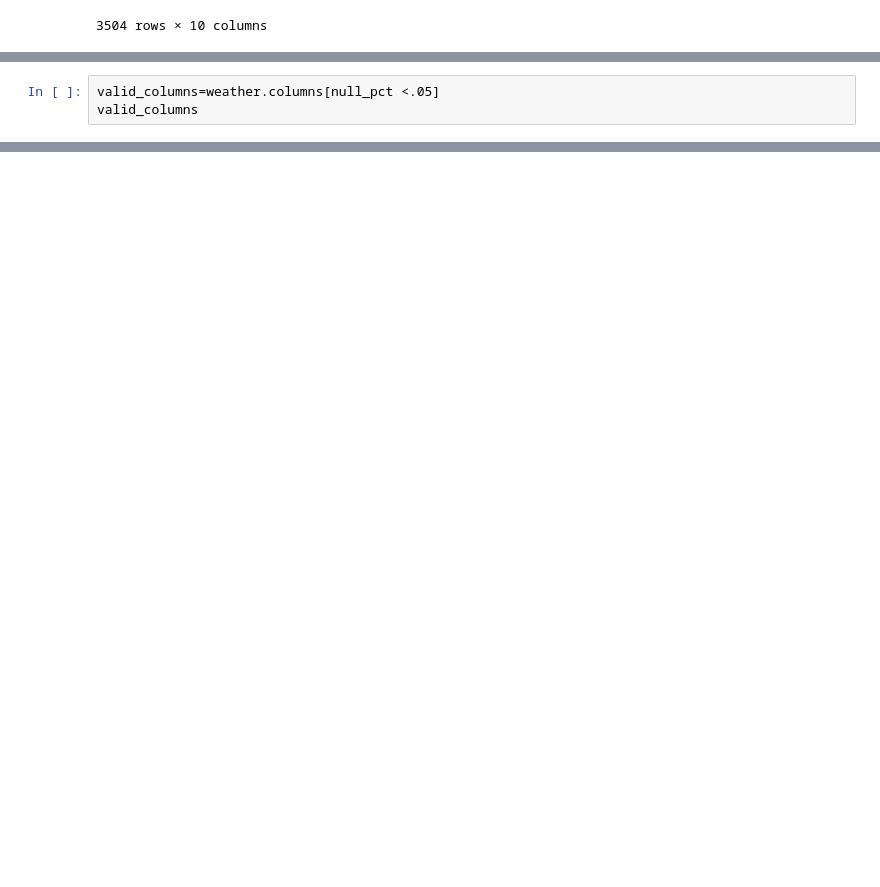
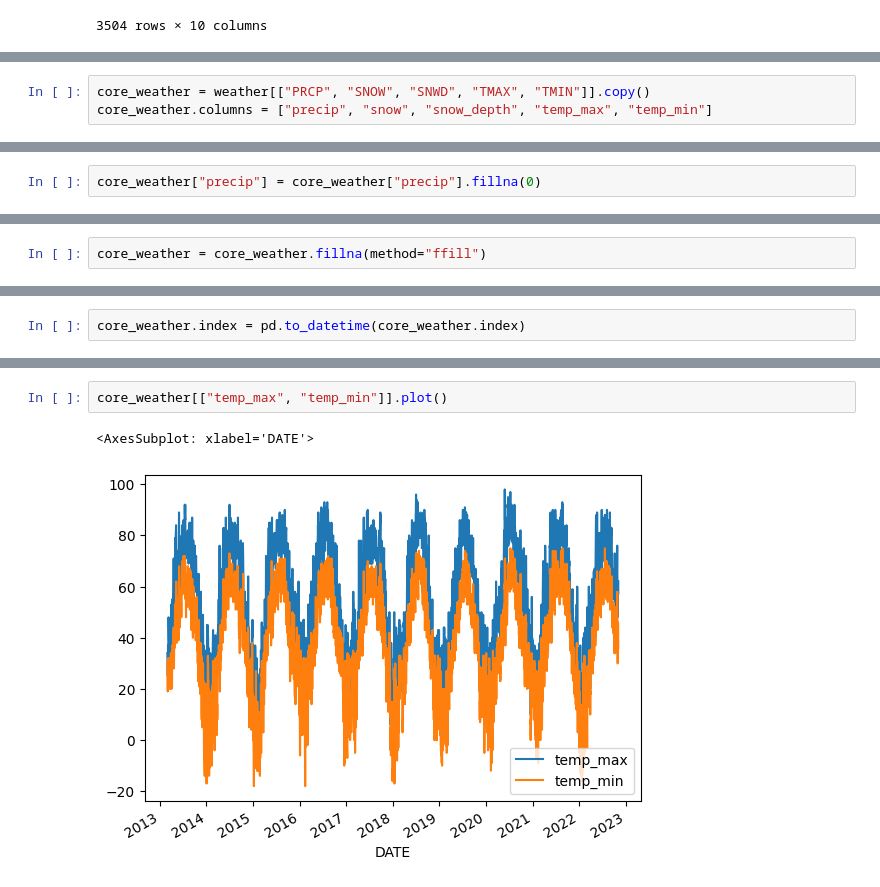
Before and after one commit to HamzaZamit/WeatherForecasting, a Jupyter notebook: Weather Forecasting.ipynb, the cells around one changed output, grey strips where cells are left out. Cells and saved outputs as stored; diff of their text form; blank space fills up the shorter version.

```diff
--- a/Weather Forecasting.ipynb
+++ b/Weather Forecasting.ipynb
@@ -33,4 +34,4 @@ TMIN       0.004281
 dtype: float64
 # %%
-valid_columns=weather.columns[null_pct <.05]
-valid_columns
+core_weather = weather[["PRCP", "SNOW", "SNWD", "TMAX", "TMIN"]].copy()
+core_weather.columns = ["precip", "snow", "snow_depth", "temp_max", "temp_min"]
@@ -57,0 +129,2 @@ weather
+# %%
+core_weather["precip"] = core_weather["precip"].fillna(0)
@@ -57,0 +167,2 @@ weather
+# %%
+core_weather = core_weather.fillna(method="ffill")
@@ -57,0 +199,2 @@ weather
+# %%
+core_weather.index = pd.to_datetime(core_weather.index)
@@ -57,0 +219,5 @@ weather
+# %%
+core_weather[["temp_max", "temp_min"]].plot()
+# %% [output]
+<AxesSubplot: xlabel='DATE'>
+[figure, added]
```
Also changed, not shown: parts of 27 cells of this notebook.
